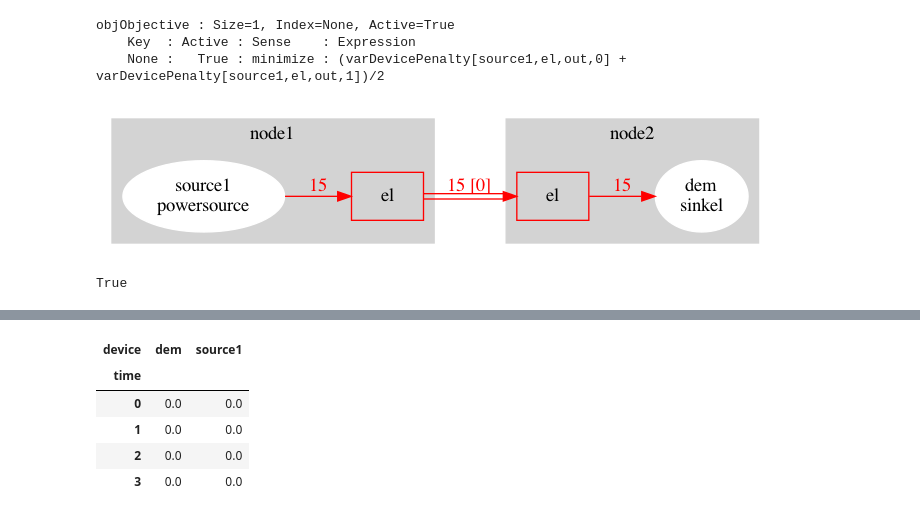
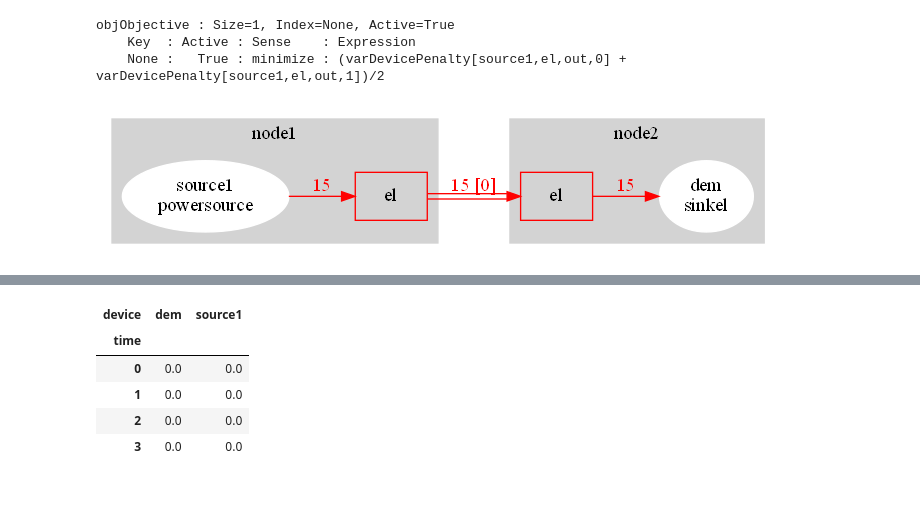
Before and after one commit to oogeso/oogeso, a Jupyter notebook: examples/test_case1.ipynb, the cells around one changed output, grey strips where cells are left out. Drawn from its saved outputs; the diff is of its cells as text; code cells hidden in the pictures.

```diff
--- a/examples/test_case1.ipynb
+++ b/examples/test_case1.ipynb
@@ -34,9 +34,10 @@ objObjective : Size=1, Index=None, Active=True
 res = simulator.run_simulation(solver="cbc",time_range=[0,4])
 # %%
 try:
-    IPython.display.Image(plots.plot_network(simulator,timestep=1).create_png())
+    x=IPython.display.Image(plots.plot_network(simulator,timestep=1).create_png())
 except:
-    pass
+    x=None
+x
 # %% [output]
-[figure, old version]
+[figure, new version]
 # %%
@@ -48,5 +49 @@ res2=oogeso.dto.serialisation.deserialize_oogeso_results(res_str)
-# %%
-(res.edge_flow["el1",]==15).all()
-# %% [output]
-True
 # %%
```
Also changed, not shown: parts of 8 cells of this notebook.
